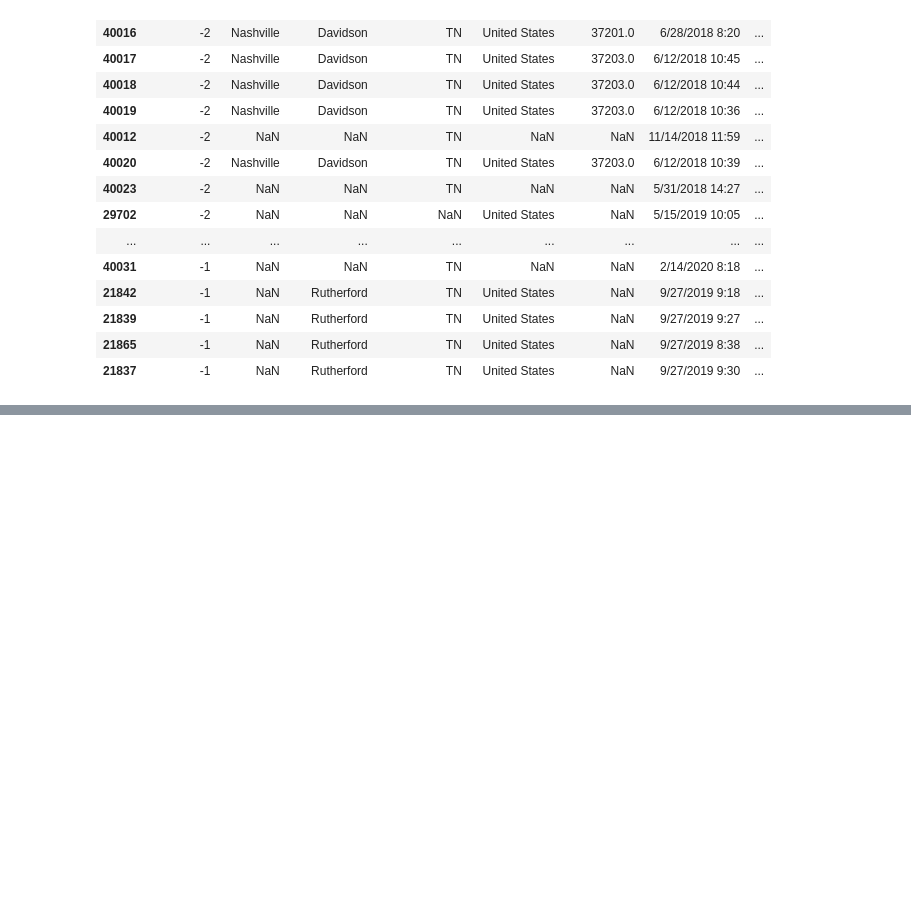
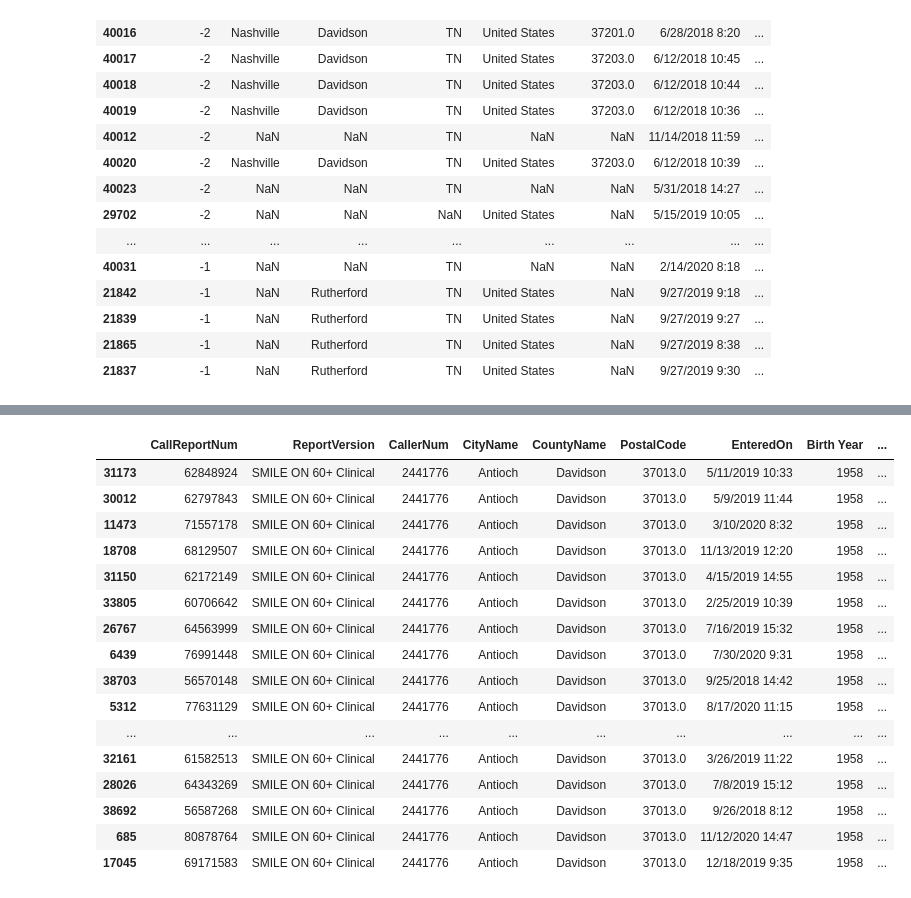
Before and after one commit to bsfcs/smile-on-aquaman, a Jupyter notebook: notebooks/Smile On EDA.ipynb, the cells around one changed output, grey strips where cells are left out. Cells and saved outputs as stored; diff of their text form; code cells hidden in the pictures; blank space fills up the shorter version.

```diff
--- a/notebooks/Smile On EDA.ipynb
+++ b/notebooks/Smile On EDA.ipynb
@@ -119,3 +143,5 @@ combo.sort_values(by='CallerNum').head(25)
 | 21839 | -1 | NaN | Rutherford | TN | United States | NaN | 9/27/2019 9:27 | ... |
 | 21865 | -1 | NaN | Rutherford | TN | United States | NaN | 9/27/2019 8:38 | ... |
 | 21837 | -1 | NaN | Rutherford | TN | United States | NaN | 9/27/2019 9:30 | ... |
+# %%
+so_1 = smile_on[['CallReportNum', 'ReportVersion', 'CallerNum', 'CityName', 'CountyName', 'PostalCode', 'EnteredOn', 'Birth Year', 'SMILE ON 60+ Screening - Last Screening Date', 'SMILE ON 60+ Oral Care Encounter - What care was provided to the enrollee? (Select all that apply)', 'SMILE ON 60+ Site Information - Enroller ID', 'SMILE ON 60+ Site Information - Enroller Location', 'SMILE ON 60+ Treatment Plan - Is the treatment plan completed?', 'SMILE ON 60+ Treatment Plan - Was a treatment plan developed?', 'SMILE ON 60+ Treatment Plan - Was the enrollee able to be restored to function (can chew) and "social six" esthetics (top front six teeth are present and disease free)', 'SMILE ON 60+ Verification of Eligibility - Transportation Arranged', 'SMILE ON 60+ Verification of Eligibility - Verification of Eligibility']]
@@ -121,0 +163,2 @@ combo.sort_values(by='CallerNum').head(25)
+# %%
+so_1 = so_1.sort_values(by='CallerNum')
@@ -121,0 +185,3 @@ combo.sort_values(by='CallerNum').head(25)
+# %%
+so_1 = so_1[(so_1['CallerNum'] != -1) & (so_1['CallerNum'] != -2)]
+so_1
@@ -121,0 +286,21 @@ combo.sort_values(by='CallerNum').head(25)
+# %%
+so_2441776 = so_1[so_1['CallerNum'] == 2441776]
+so_2441776
+# %% [output]
+|  | CallReportNum | ReportVersion | CallerNum | CityName | CountyName | PostalCode | EnteredOn | Birth Year | ... |
+| 31173 | 62848924 | SMILE ON 60+ Clinical | 2441776 | Antioch | Davidson | 37013.0 | 5/11/2019 10:33 | 1958 | ... |
+| 30012 | 62797843 | SMILE ON 60+ Clinical | 2441776 | Antioch | Davidson | 37013.0 | 5/9/2019 11:44 | 1958 | ... |
+| 11473 | 71557178 | SMILE ON 60+ Clinical | 2441776 | Antioch | Davidson | 37013.0 | 3/10/2020 8:32 | 1958 | ... |
+| 18708 | 68129507 | SMILE ON 60+ Clinical | 2441776 | Antioch | Davidson | 37013.0 | 11/13/2019 12:20 | 1958 | ... |
+| 31150 | 62172149 | SMILE ON 60+ Clinical | 2441776 | Antioch | Davidson | 37013.0 | 4/15/2019 14:55 | 1958 | ... |
+| 33805 | 60706642 | SMILE ON 60+ Clinical | 2441776 | Antioch | Davidson | 37013.0 | 2/25/2019 10:39 | 1958 | ... |
+| 26767 | 64563999 | SMILE ON 60+ Clinical | 2441776 | Antioch | Davidson | 37013.0 | 7/16/2019 15:32 | 1958 | ... |
+| 6439 | 76991448 | SMILE ON 60+ Clinical | 2441776 | Antioch | Davidson | 37013.0 | 7/30/2020 9:31 | 1958 | ... |
+| 38703 | 56570148 | SMILE ON 60+ Clinical | 2441776 | Antioch | Davidson | 37013.0 | 9/25/2018 14:42 | 1958 | ... |
+| 5312 | 77631129 | SMILE ON 60+ Clinical | 2441776 | Antioch | Davidson | 37013.0 | 8/17/2020 11:15 | 1958 | ... |
+| ... | ... | ... | ... | ... | ... | ... | ... | ... | ... |
+| 32161 | 61582513 | SMILE ON 60+ Clinical | 2441776 | Antioch | Davidson | 37013.0 | 3/26/2019 11:22 | 1958 | ... |
+| 28026 | 64343269 | SMILE ON 60+ Clinical | 2441776 | Antioch | Davidson | 37013.0 | 7/8/2019 15:12 | 1958 | ... |
+| 38692 | 56587268 | SMILE ON 60+ Clinical | 2441776 | Antioch | Davidson | 37013.0 | 9/26/2018 8:12 | 1958 | ... |
+| 685 | 80878764 | SMILE ON 60+ Clinical | 2441776 | Antioch | Davidson | 37013.0 | 11/12/2020 14:47 | 1958 | ... |
+| 17045 | 69171583 | SMILE ON 60+ Clinical | 2441776 | Antioch | Davidson | 37013.0 | 12/18/2019 9:35 | 1958 | ... |
```
Also changed, not shown: parts of 33 cells of this notebook, 1 other file.
